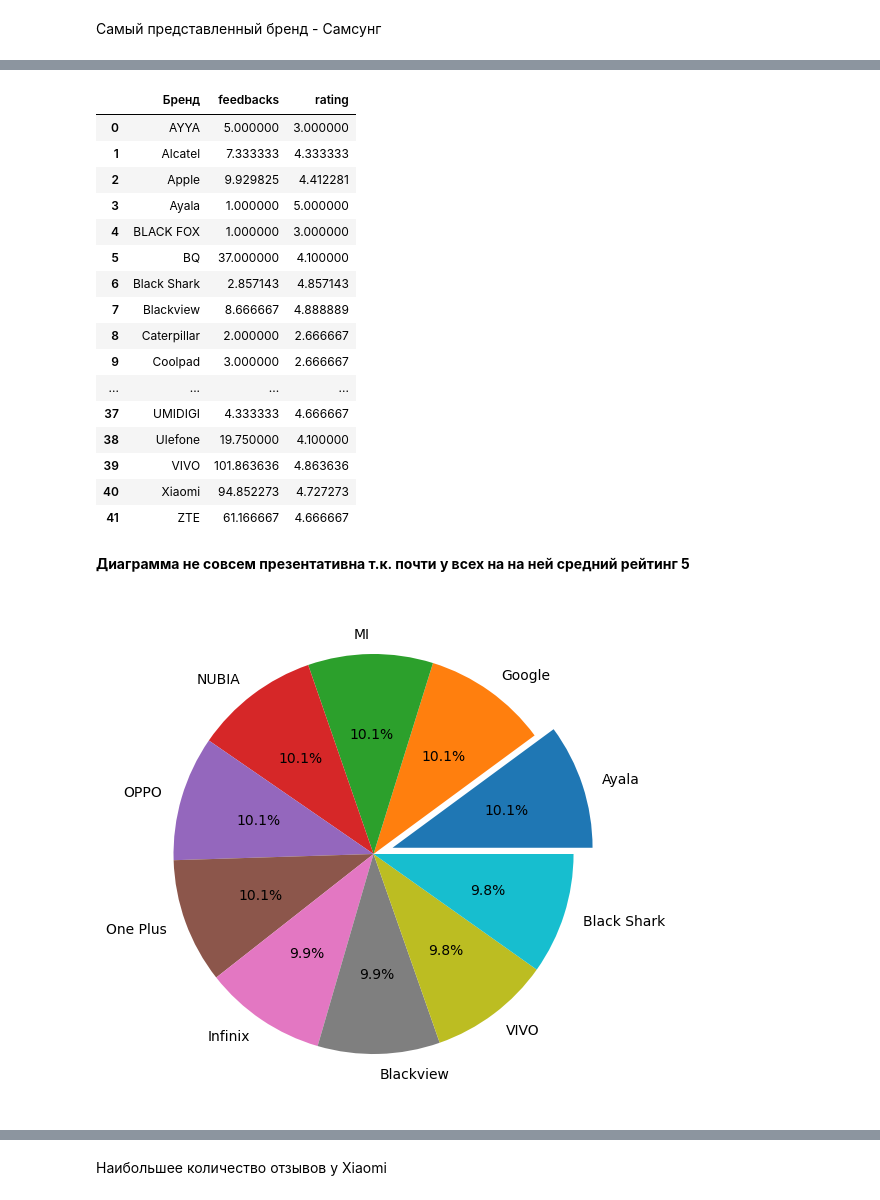
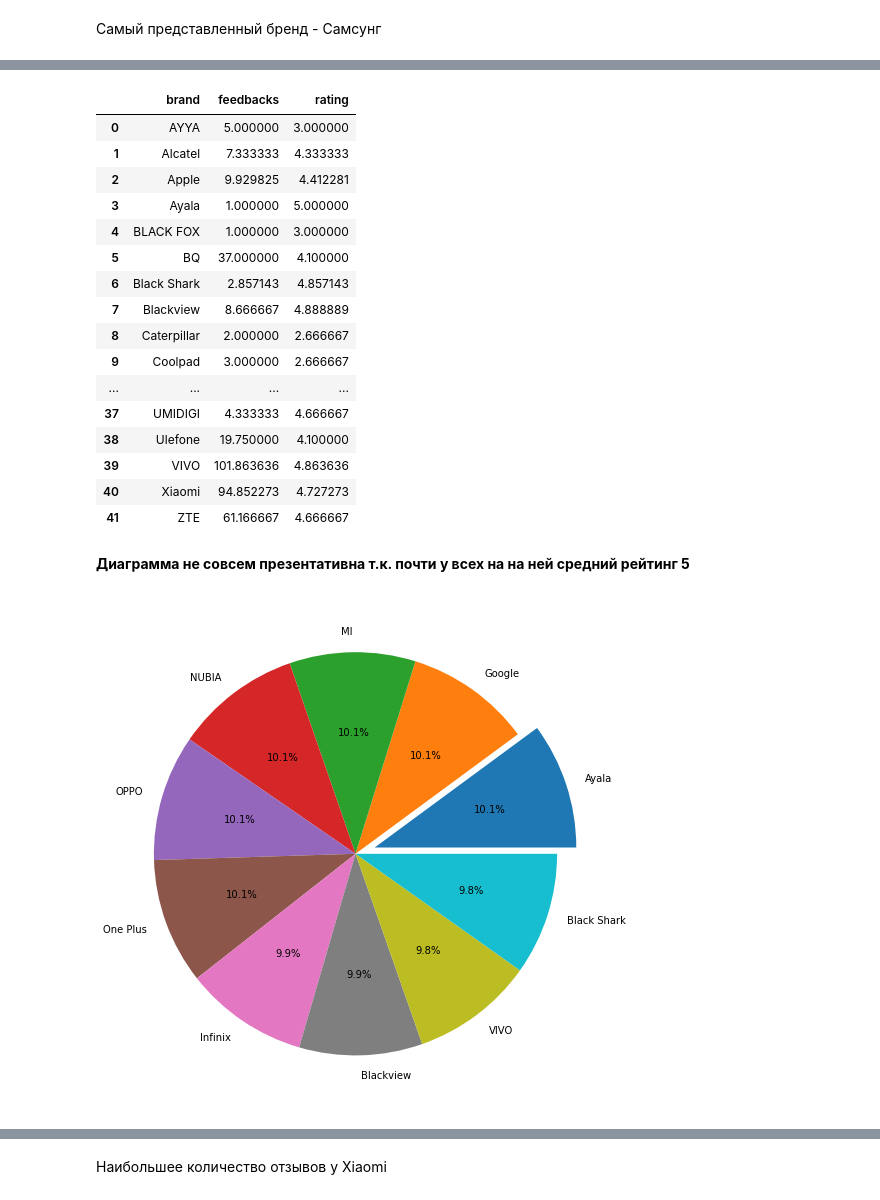
Before and after one commit to YurezSml/Dataton2022, a Jupyter notebook: DataAnalysisVisu.ipynb, the cells around one changed output, grey strips where cells are left out. Cells and saved outputs as stored; diff of their text form; code cells hidden in the pictures.

```diff
--- a/DataAnalysisVisu.ipynb
+++ b/DataAnalysisVisu.ipynb
@@ -4,6 +4,6 @@ import numpy as np
 import seaborn as sns
 import matplotlib.pyplot as plt
 # %%
-df = pd.read_csv('ProcessedDataset.csv')
+df = pd.read_csv('Dataset_final_V4.csv')
 df
 # %% [output]
@@ -144,4 +152,4 @@ axes.pie(
 # %%
-df['high_memory'] = np.where(df['memory_size'].isin(['128Gb', '256Gb', '512Gb']), 1, 0)
-df
+df['high_memory'] = np.where(df['memory_size'].isin([128, 256, 512, 1024]), 1, 0)
+df['high_memory'].value_counts()
 # %% [output]
@@ -191,8 +189,8 @@ axes.pie(
 # %%
-mean_by_brand = df.groupby(['Бренд'])[['feedbacks', 'rating']].mean().reset_index()
+mean_by_brand = df.groupby(['brand'])[['feedbacks', 'rating']].mean().reset_index()
 mean_by_brand
 # %% [output]
-|  | Бренд | feedbacks | rating |
+|  | brand | feedbacks | rating |
 | 0 | AYYA | 5.000000 | 3.000000 |
 | 1 | Alcatel | 7.333333 | 4.333333 |
 | 2 | Apple | 9.929825 | 4.412281 |
@@ -213,14 +211,14 @@ mean_by_brand
 **Диаграмма не совсем презентативна т.к. почти у всех на на ней средний рейтинг 5**
 # %%
 mean_by_brand_10 = mean_by_brand.nlargest(10, 'rating')
-fig = plt.figure(figsize=(5, 5))
+fig = plt.figure(figsize=(7, 7))
 axes = fig.add_axes([0, 0, 1, 1])
 axes.pie(
     mean_by_brand_10['rating'],
-    labels=mean_by_brand_10['Бренд'],
+    labels=mean_by_brand_10['brand'],
     autopct='%.1f%%',
     explode = [0.1, 0, 0, 0, 0, 0, 0, 0, 0, 0]
 );
 # %% [output]
-[figure, old version]
+[figure, new version]
 # %%
```
Also changed, not shown: parts of 16 cells of this notebook.
